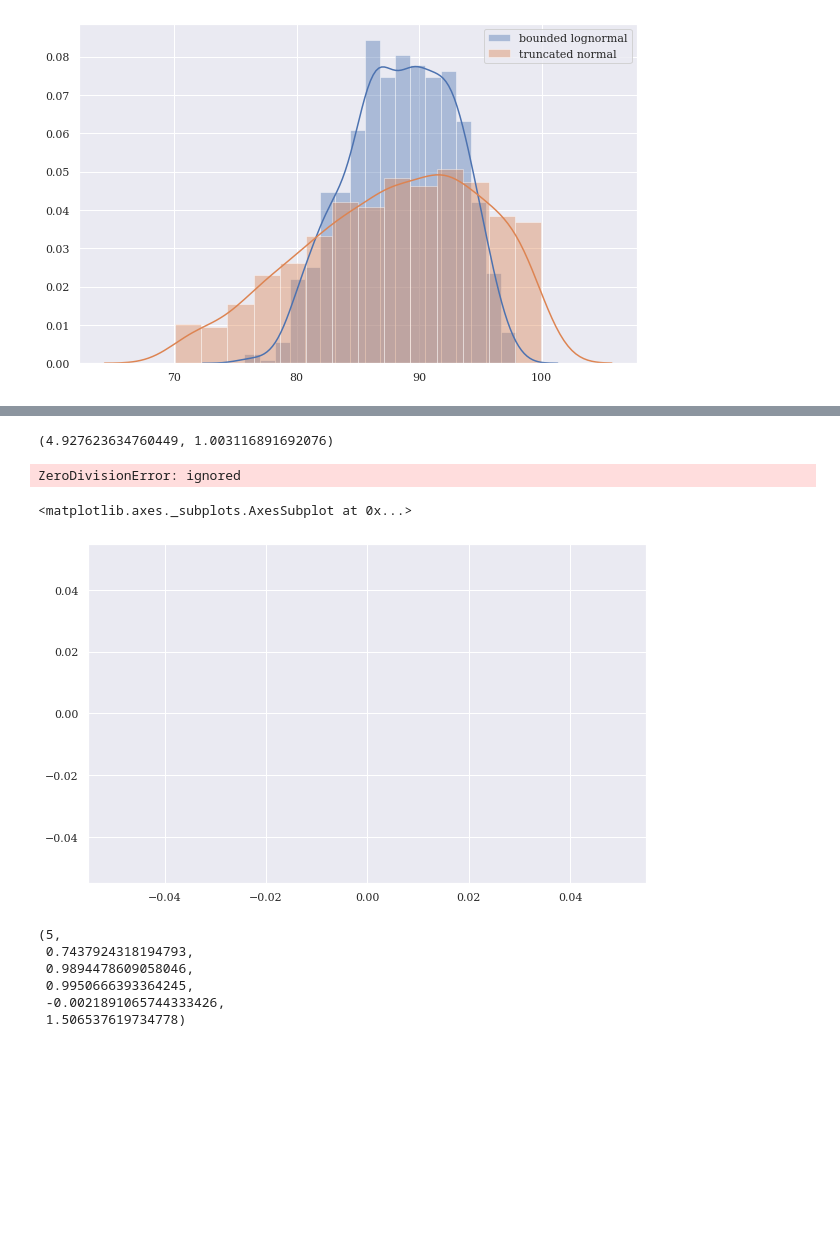
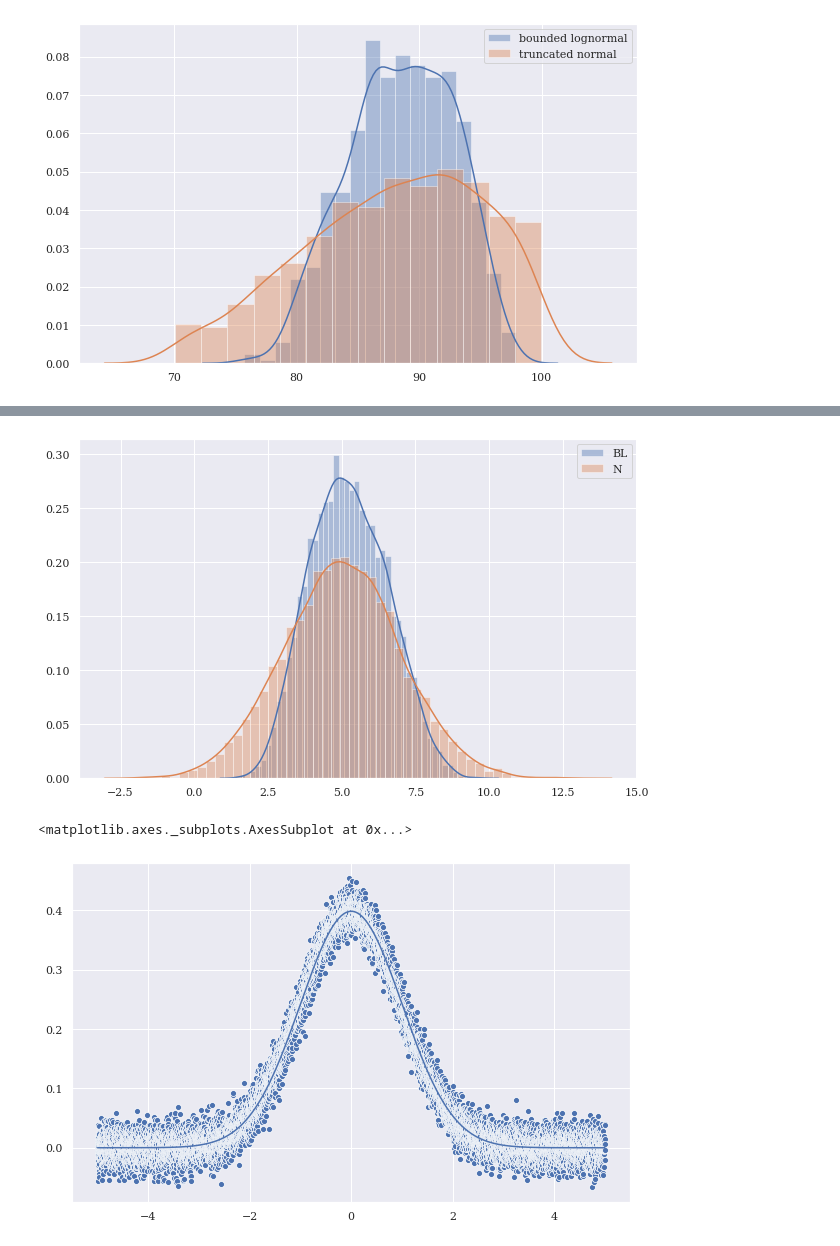
Before and after one commit to tedteske/bounded_lognorm, a Jupyter notebook: bounded_lognorm.ipynb, the cells around one changed output, grey strips where cells are left out. Cells and saved outputs as stored; diff of their text form; code cells hidden in the pictures; blank space fills up the shorter version.

```diff
--- a/bounded_lognorm.ipynb
+++ b/bounded_lognorm.ipynb
@@ -714,26 +692,39 @@ array([5.05467109, 4.08169397, 3.09236391, 5.85293188, 6.38739269,
-# %%
-norm.fit(nvs)
-# %% [output]
-(4.927623634760449, 1.003116891692076)
-# %%
-bounded_lognorm.fit(nvs, fmode=5, fsigma=2, flower=0)
-# %% [output]
-ZeroDivisionError: ignored
-# %%
-params = bounded_lognorm.fit(nvs, fmode=5,)
-# %%
-x = np.linspace(0, 10, 1000)
-y = bounded_lognorm.pdf(x, params[0], params[1], params[2], params[3])
-sns.lineplot(x,y)
-# %% [output]
-<matplotlib.axes._subplots.AxesSubplot at 0x...>
-[figure, removed]
-# %%
-params
-# %% [output]
-(5,
- 0.7437924318194793,
- 0.9894478609058046,
- 0.9950666393364245,
- -0.0021891065744333426,
- 1.506537619734778)
+# %%
+from scipy.stats import lognorm
+size = 10000
+mu_N, sigma_N = 5, 2
+nvs = norm.rvs(mu_N, sigma_N, size)
+#nvs = bounded_lognorm.rvs(mu_N, sigma_N, lower, upper, size=size)
+
+mode = mu_N
+sigma = sigma_N
+#mode, sigma = lognorm_params(mu_N, sigma_N)
+
+lower = lognorm.fit(nvs[nvs<=nvs.mean()])[0]
+upper = nvs.max() + lognorm.fit(nvs.max() + nvs[nvs>nvs.mean()])[0]
+
+
+randos = bounded_lognorm.rvs(mode, sigma, lower, upper, size=size)
+sns.distplot(randos, label = 'BL')
+sns.distplot(nvs, label = 'N')
+plt.legend()
+plt.show()
+# %% [output]
+[figure, added]
+# %%
+from scipy.optimize import curve_fit
+#https://docs.scipy.org/doc/scipy/reference/generated/scipy.optimize.curve_fit.html
+
+xdata = np.linspace(-5, 5, 10000)
+ydata = norm.pdf(xdata, 0, 1) + 0.02 * np.random.normal(0, 1, size=len(xdata))
+
+init_vals = [0, 1, -3, 3]
+#curve_fit(norm.pdf, xdata, ydata)
+popt, pcov = curve_fit(bounded_lognorm.pdf, xdata, ydata, p0=init_vals)
+
+#sns.distplot(bounded_lognorm.rvs(*popt, size=10000))
+sns.lineplot(xdata, bounded_lognorm.pdf(xdata, *popt))
+sns.scatterplot(xdata, ydata)
+# %% [output]
+<matplotlib.axes._subplots.AxesSubplot at 0x...>
+[figure, added]
```
Also changed, not shown: parts of 8 cells of this notebook.
